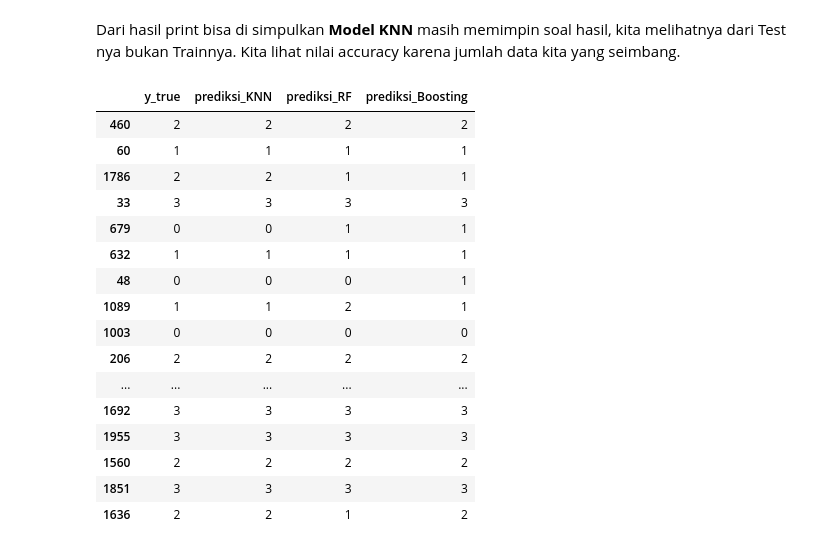
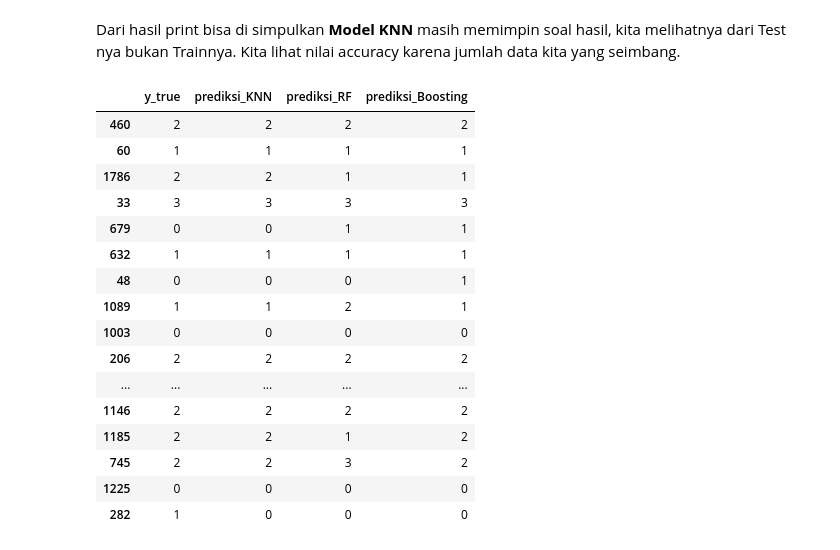
Before and after one commit to izzul112/ML_BMLT-Proyek_Pertama-Predictive_Analytics-Klasifikasi, a Jupyter notebook: Proyek_Pertama_Predictive_Analytics.ipynb, the cells around one changed output. Drawn from its saved outputs; the diff is of its cells as text; code cells hidden in the pictures.

```diff
--- a/Proyek_Pertama_Predictive_Analytics.ipynb
+++ b/Proyek_Pertama_Predictive_Analytics.ipynb
@@ -658,27 +664,27 @@ weighted avg       0.90      0.90      0.90       302
 # %% [markdown]
 Dari hasil print bisa di simpulkan **Model KNN** masih memimpin soal hasil, kita melihatnya dari Test nya bukan Trainnya. Kita lihat nilai accuracy karena jumlah data kita yang seimbang.
 # %%
-prediksi = X_test.iloc[:25].copy()
-pred_dict = {'y_true':y_test[:25]}
+prediksi = X_test.iloc[:20].copy()
+pred_dict = {'y_true':y_test[:20]}
 for name, model in model_dict.items():
     pred_dict['prediksi_'+name] = model.predict(prediksi).round(1)
 
 pd.DataFrame(pred_dict)
 # %% [output]
 |  | y_true | prediksi_KNN | prediksi_RF | prediksi_Boosting |
 | 460 | 2 | 2 | 2 | 2 |
 | 60 | 1 | 1 | 1 | 1 |
 | 1786 | 2 | 2 | 1 | 1 |
 | 33 | 3 | 3 | 3 | 3 |
 | 679 | 0 | 0 | 1 | 1 |
 | 632 | 1 | 1 | 1 | 1 |
 | 48 | 0 | 0 | 0 | 1 |
 | 1089 | 1 | 1 | 2 | 1 |
 | 1003 | 0 | 0 | 0 | 0 |
 | 206 | 2 | 2 | 2 | 2 |
 | ... | ... | ... | ... | ... |
-| 1692 | 3 | 3 | 3 | 3 |
-| 1955 | 3 | 3 | 3 | 3 |
-| 1560 | 2 | 2 | 2 | 2 |
-| 1851 | 3 | 3 | 3 | 3 |
-| 1636 | 2 | 2 | 1 | 2 |
+| 1146 | 2 | 2 | 2 | 2 |
+| 1185 | 2 | 2 | 1 | 2 |
+| 745 | 2 | 2 | 3 | 2 |
+| 1225 | 0 | 0 | 0 | 0 |
+| 282 | 1 | 0 | 0 | 0 |
```
Also changed, not shown: parts of 9 cells of this notebook.
